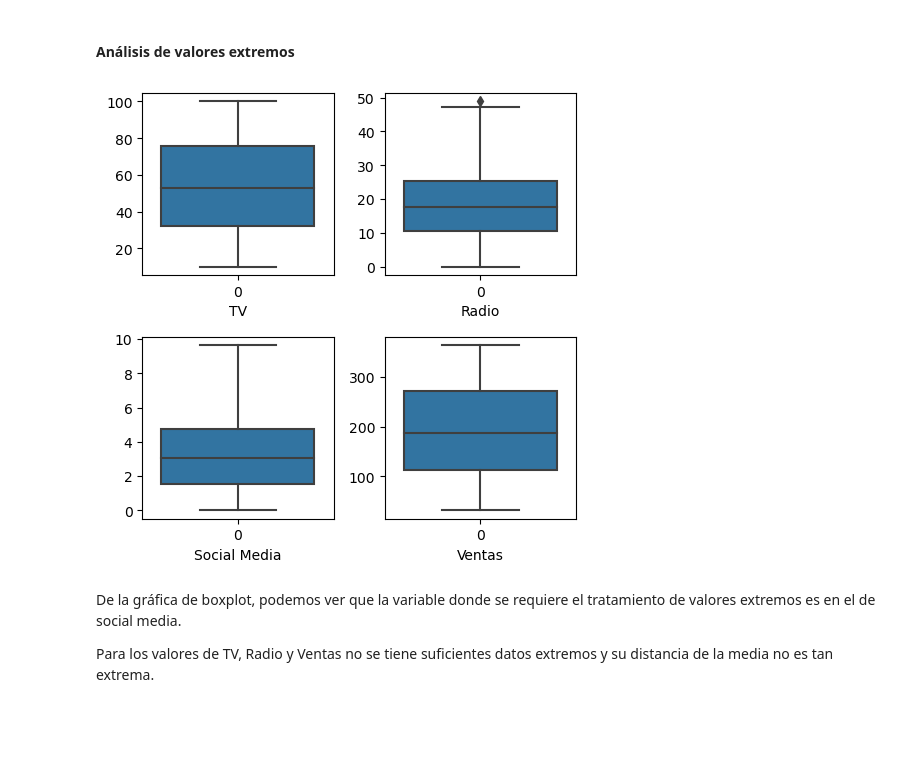
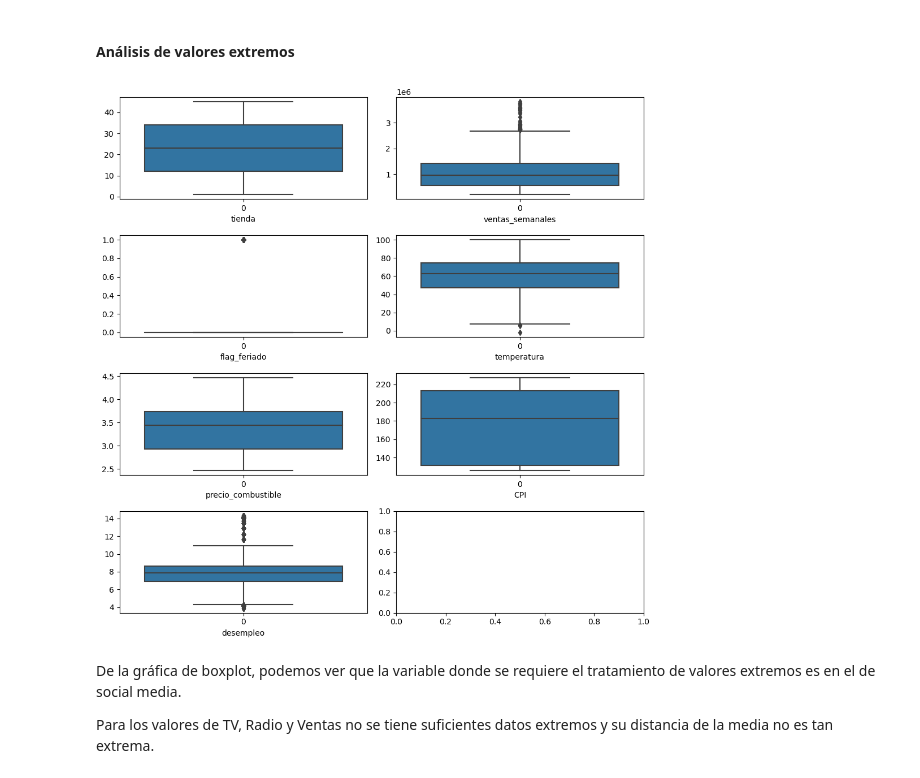
Before and after one commit to aberazo011296/S4-CASOPRACTICO-BDDFINAL, a Jupyter notebook: S4- CASO PRACTICO-BDD FINAL_Equipo3.ipynb, the cells around one changed output. Cells and saved outputs as stored; diff of their text form; code cells hidden in the pictures; blank space fills up the shorter version.

```diff
--- a/S4- CASO PRACTICO-BDD FINAL_Equipo3.ipynb
+++ b/S4- CASO PRACTICO-BDD FINAL_Equipo3.ipynb
@@ -27,6 +27,6 @@ from statsmodels.compat import lzip
 # %% [markdown]
 Ahora ,  llamemos a nuestra base de datos a nuestro espacio en el Jupyer Notebook:
 # %%
-df=pd.read_csv("Dummy Data HSS Final.csv")
+df=pd.read_csv("/Users/belen/Documents/GitHub/S4-CASOPRACTICO-BDDFINAL/Walmart.csv")
 df
 # %% [output]
@@ -46,7 +46,7 @@ df
 # %% [markdown]
 #### Recodificar el nombre de las columnas a español
 # %%
-df.rename({'TV':'TV', 'Radio': 'Radio', 'Social Media':'Social_Media', 'Influencer': 'Influencer', 'Sales':'Ventas' }, axis=1, inplace=True)
+df.rename({ 'Store':'tienda', 'Date': 'fecha', 'Weekly_Sales':'ventas_semanales', 'Holiday_Flag': 'flag_feriado', 'Temperature':'temperatura', 'Fuel_Price': 'precio_combustible', 'CPI': 'CPI', 'Unemployment': 'desempleo'  }, axis=1, inplace=True)
 # %% [markdown]
 ### 2. Obtenga los descriptivos resumen de la base de datos e identifique las variables numéricas y categóricas. Indique ¿hay algo que le llame la atención?
 # %% [markdown]
@@ -89,15 +92,18 @@ Como resultado, tenemos un total de 4546 registros.
 #### Análisis de valores extremos
 # %%
 # Box plots
-fig, axs = plt.subplots(2,2, figsize = (5,5))
-plt1 = sns.boxplot(df['TV'], ax = axs[0,0]).set(xlabel='TV')
-plt2 = sns.boxplot(df['Radio'], ax = axs[0,1]).set(xlabel='Radio')
-plt3 = sns.boxplot(df['Social_Media'], ax = axs[1,0]).set(xlabel='Social Media')
-plt2 = sns.boxplot(df['Ventas'], ax = axs[1,1]).set(xlabel='Ventas')
+fig, axs = plt.subplots(4,2, figsize = (10,10))
+plt1 = sns.boxplot(df['tienda'], ax = axs[0,0]).set(xlabel='tienda')
+plt2 = sns.boxplot(df['ventas_semanales'], ax = axs[0,1]).set(xlabel='ventas_semanales')
+plt3 = sns.boxplot(df['flag_feriado'], ax = axs[1,0]).set(xlabel='flag_feriado')
+plt4 = sns.boxplot(df['temperatura'], ax = axs[1,1]).set(xlabel='temperatura')
+plt5 = sns.boxplot(df['precio_combustible'], ax = axs[2,0]).set(xlabel='precio_combustible')
+plt6 = sns.boxplot(df['CPI'], ax = axs[2,1]).set(xlabel='CPI')
+plt7 = sns.boxplot(df['desempleo'], ax = axs[3,0]).set(xlabel='desempleo')
 
 plt.tight_layout()
 # %% [output]
-[figure, old version]
+[figure, new version]
 # %% [markdown]
 De la gráfica de boxplot, podemos ver que la variable donde se requiere el tratamiento de valores extremos es en el de social media.
 
```
Also changed, not shown: parts of 39 cells of this notebook.
